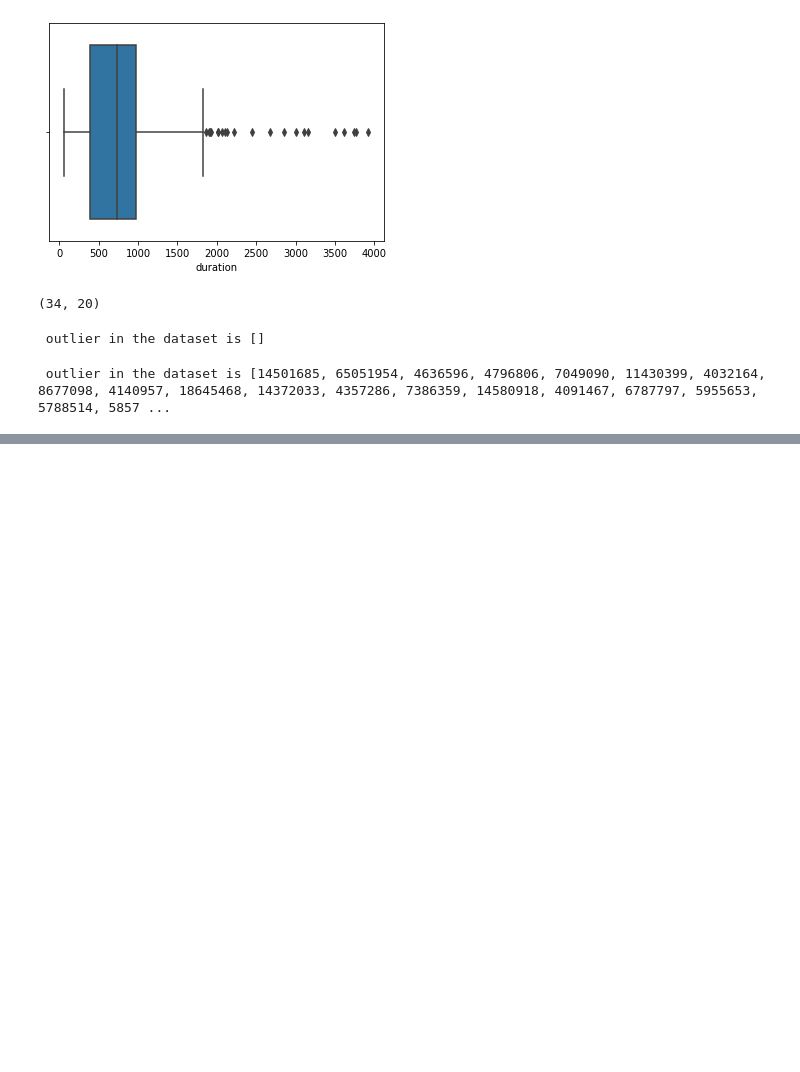
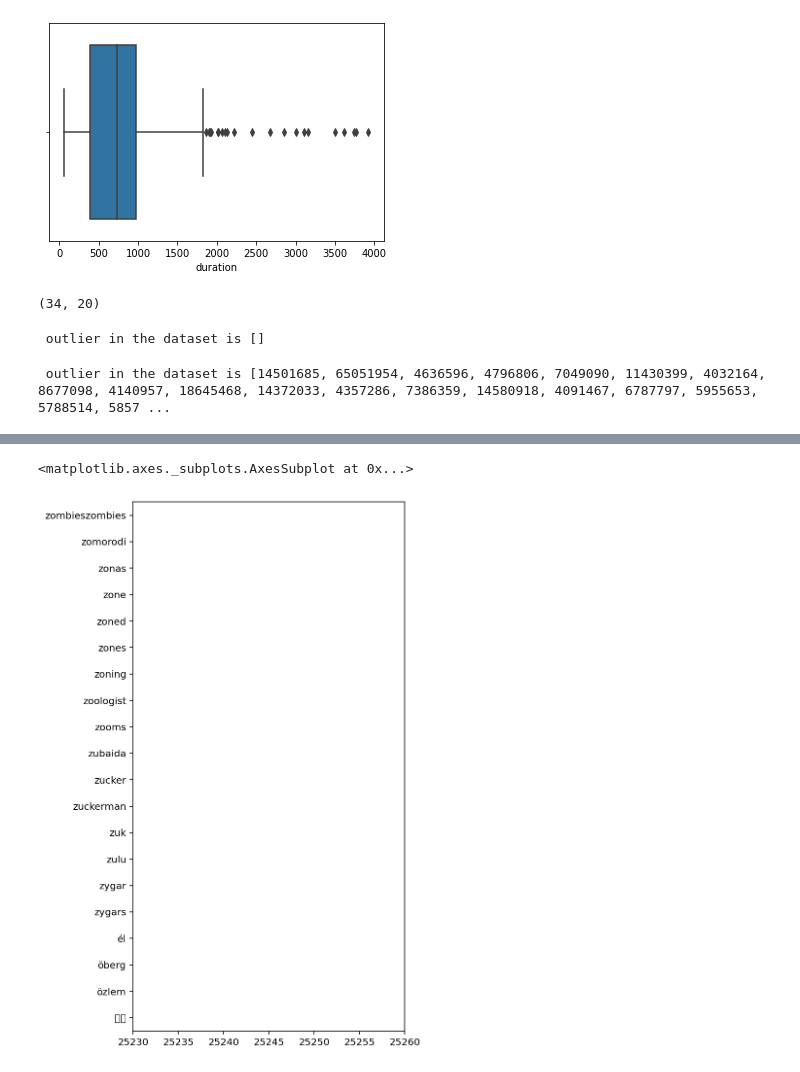
Before and after one commit to maya034/TED-TALK-VIEWS-PREDICTION, a Jupyter notebook: CH_Mayank_Kumar_TED_TALK_VIEWS_PREDICTION.ipynb, the cells around one changed output, grey strips where cells are left out. Drawn from its saved outputs; the diff is of its cells as text; code cells hidden in the pictures; blank space fills up the shorter version.

```diff
--- a/CH_Mayank_Kumar_TED_TALK_VIEWS_PREDICTION.ipynb
+++ b/CH_Mayank_Kumar_TED_TALK_VIEWS_PREDICTION.ipynb
@@ -319,0 +582,10 @@ print(' outlier in the dataset is', outlier_views)
+# %%
+def stopwords(trans):
+    '''a function for removing the stopword'''
+    # removing the stop words and lowercasing the selected words
+    trans = [word.lower() for word in trans.split() if word.lower() not in sw]
+    # joining the list of words with space separator
+    return " ".join(trans)
+# %%
+df['transcript'] = df['transcript'].apply(stopwords)
+df.head(10)
@@ -319,0 +604,25 @@ print(' outlier in the dataset is', outlier_views)
+# %%
+# create a count vectorizer object
+count_vectorizer = CountVectorizer()
+# fit the count vectorizer using the text data
+count_vectorizer.fit(df['description'])
+# collect the vocabulary items used in the vectorizer
+dictionary = count_vectorizer.vocabulary_.items()
+# %%
+# lists to store the vocab and counts
+vocab = []
+count = []
+# iterate through each vocab and count append the value to designated lists
+for key, value in dictionary:
+    vocab.append(key)
+    count.append(value)
+# store the count in panadas dataframe with vocab as index
+vocab_bef_stem = pd.Series(count, index=vocab)
+# sort the dataframe
+vocab_bef_stem = vocab_bef_stem.sort_values(ascending=False)
+# %%
+top_vacab = vocab_bef_stem.head(20)
+top_vacab.plot(kind = 'barh', figsize=(5,10), xlim= (25230, 25260))
+# %% [output]
+<matplotlib.axes._subplots.AxesSubplot at 0x...>
+[figure, added]
```
Also changed, not shown: parts of 37 cells of this notebook.
